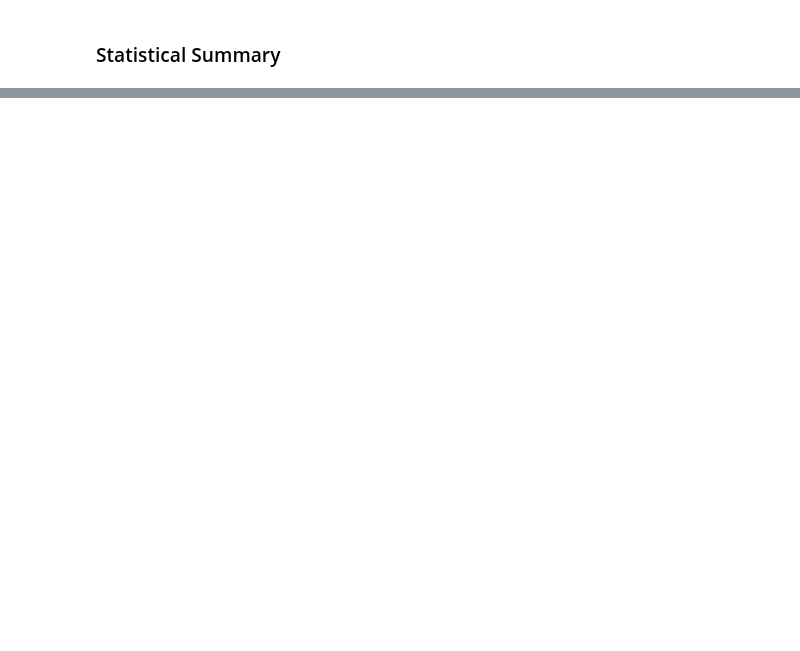
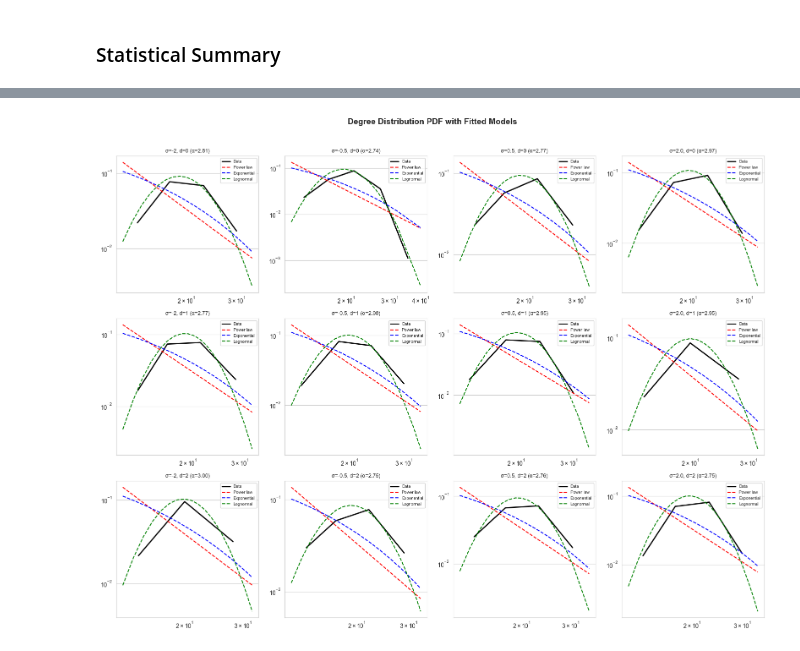
Before and after one commit to mbottoni/logit-graph, a Jupyter notebook: notebooks/test_scale_free_simple.ipynb, the cells around one changed output, grey strips where cells are left out. Cells and saved outputs as stored; diff of their text form; code cells hidden in the pictures; blank space fills up the shorter version.

```diff
--- a/notebooks/test_scale_free_simple.ipynb
+++ b/notebooks/test_scale_free_simple.ipynb
@@ -238,0 +350,41 @@ else:
+# %%
+# Also plot the PDF for the same configurations
+fig, axes = plt.subplots(len(plot_d_values), len(plot_sigmas),
+                         figsize=(4 * len(plot_sigmas), 4 * len(plot_d_values)),
+                         squeeze=False)
+
+for row, d in enumerate(plot_d_values):
+    for col, sigma in enumerate(plot_sigmas):
+        ax = axes[row][col]
+
+        sim = simulation.LogitGraphSimulation(
+            n=200, d=d, sigma=sigma,
+            alpha=1.0, beta=1.0, er_p=0.01,
+            n_iteration=10000, warm_up=2000, patience=500,
+            verbose=False,
+        )
+        sim.simulate()
+        G = sim.simulated_graph
+
+        if G is None or G.number_of_edges() < 5 or max([deg for _, deg in G.degree()]) < 2:
+            ax.text(0.5, 0.5, 'Too sparse', ha='center', va='center', transform=ax.transAxes)
+            ax.set_title(f'\u03c3={sigma}, d={d}', fontsize=9)
+            continue
+
+        degree_seq = sorted([deg for _, deg in G.degree()], reverse=True)
+        fit = powerlaw.Fit(degree_seq, discrete=True, verbose=False)
+
+        # Plot empirical PDF
+        fit.plot_pdf(ax=ax, color='black', linewidth=2, label='Data')
+        fit.power_law.plot_pdf(ax=ax, color='r', linestyle='--', label='Power law')
+        fit.exponential.plot_pdf(ax=ax, color='b', linestyle='--', label='Exponential')
+        fit.lognormal.plot_pdf(ax=ax, color='g', linestyle='--', label='Lognormal')
+
+        ax.set_title(f'\u03c3={sigma}, d={d} (\u03b1={fit.alpha:.2f})', fontsize=9)
+        ax.legend(fontsize=7, loc='upper right')
+
+fig.suptitle('Degree Distribution PDF with Fitted Models', fontsize=14, fontweight='bold', y=1.02)
+plt.tight_layout()
+plt.show()
+# %% [output]
+[figure, added]
```
Also changed, not shown: parts of 14 cells of this notebook.
